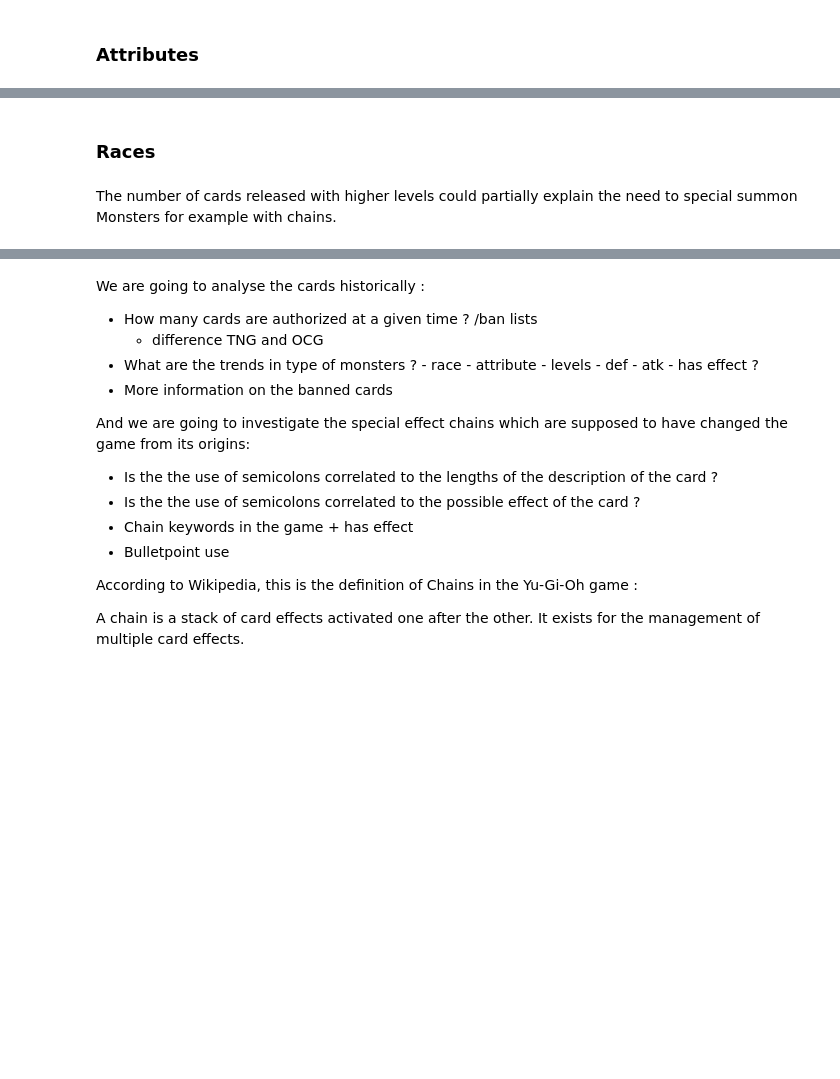
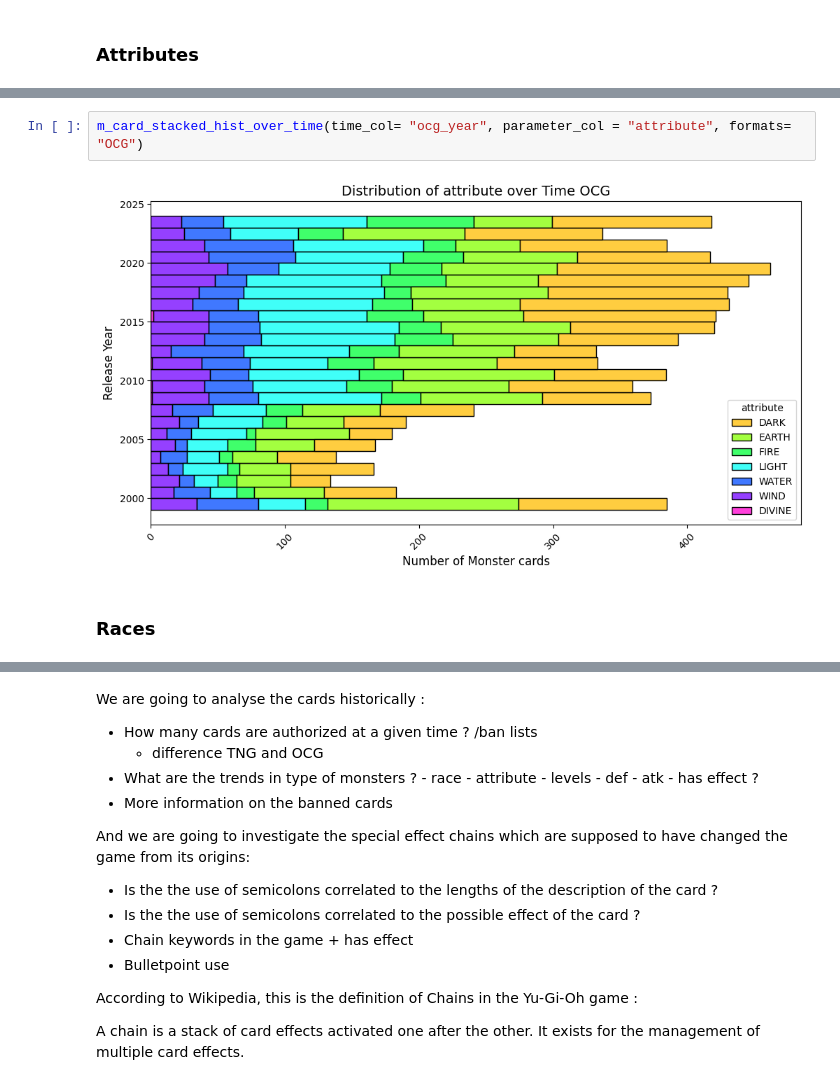
Before and after one commit to HanaeBonnafoux/yugioh, a Jupyter notebook: yu-gi-oh-s-evolution-through-the-cards.ipynb, the cells around one changed output, grey strips where cells are left out. Cells and saved outputs as stored; diff of their text form; blank space fills up the shorter version.

```diff
--- a/yu-gi-oh-s-evolution-through-the-cards.ipynb
+++ b/yu-gi-oh-s-evolution-through-the-cards.ipynb
@@ -465,4 +496,6 @@ card_quantitative_values_plot_monthly(avg_level_tcg_monthly, avg_level_ocg_month
+# %%
+m_card_stacked_hist_over_time(time_col= "ocg_year", parameter_col = "attribute", formats= "OCG")
+# %% [output]
+[figure, added]
 # %% [markdown]
 ### Races
-# %% [markdown]
-The number of cards released with higher levels could partially explain the need to special summon Monsters for example with chains.
```
Also changed, not shown: parts of 18 cells of this notebook.
